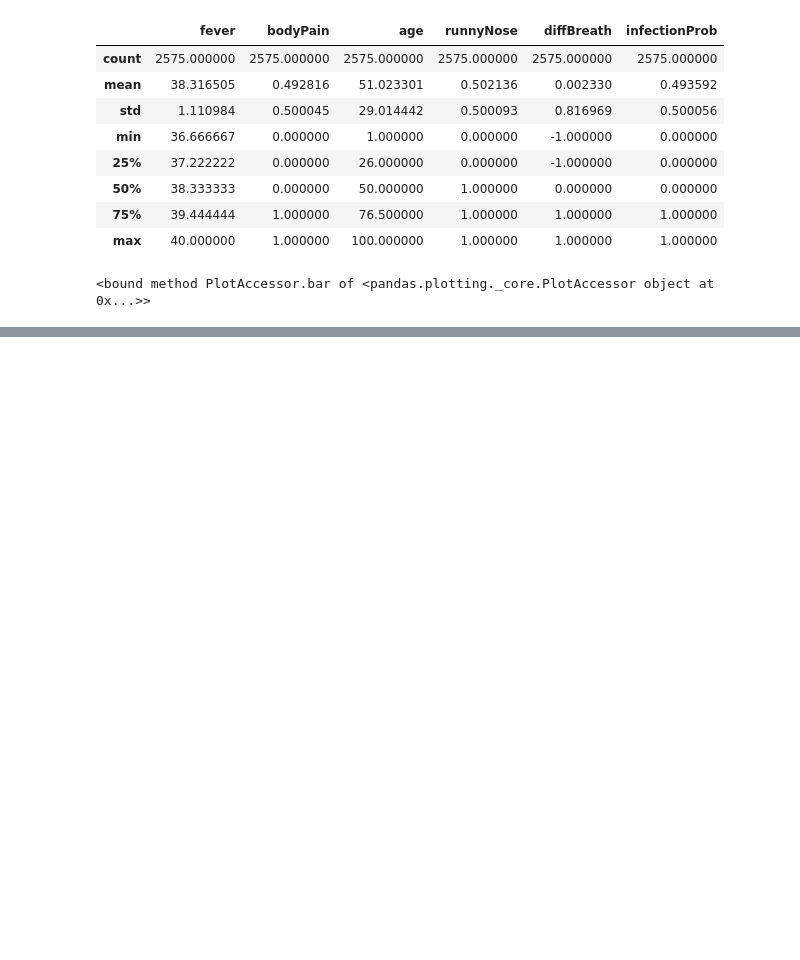
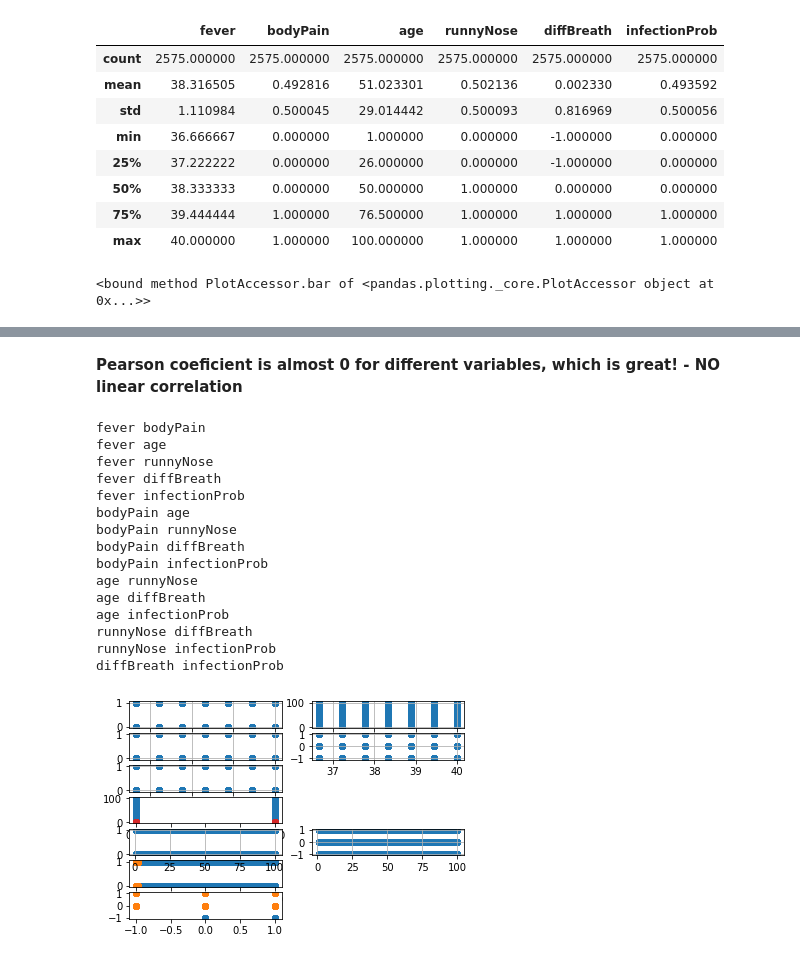
Before and after one commit to renato37/diplomski_rad, a Jupyter notebook: covid_symptomps/EDA.ipynb, the cells around one changed output, grey strips where cells are left out. Drawn from its saved outputs; the diff is of its cells as text; code cells hidden in the pictures; blank space fills up the shorter version.

```diff
--- a/covid_symptomps/EDA.ipynb
+++ b/covid_symptomps/EDA.ipynb
@@ -77,0 +105,27 @@ df['fever'].plot.bar
+# %% [markdown]
+**Pearson coeficient is almost 0 for different variables, which is great! - NO linear correlation**
+# %%
+row_max = len(df.columns)*(len(df.columns)-1)/4
+for i in range (0, len(df.columns)):
+    for j in range (i+1, len(df.columns)):
+        plt.subplot(row_max,2,(len(df.columns)-j+1)*i+j)
+        plt.scatter(df[df.columns[i]], df[df.columns[j]])
+        plt.grid()
+        print(df.columns[i], df.columns[j])
+# %% [output]
+fever bodyPain
+fever age
+fever runnyNose
+fever diffBreath
+fever infectionProb
+bodyPain age
+bodyPain runnyNose
+bodyPain diffBreath
+bodyPain infectionProb
+age runnyNose
+age diffBreath
+age infectionProb
+runnyNose diffBreath
+runnyNose infectionProb
+diffBreath infectionProb
+[figure, added]
```
Also changed, not shown: parts of 5 cells of this notebook, 1 other file.
